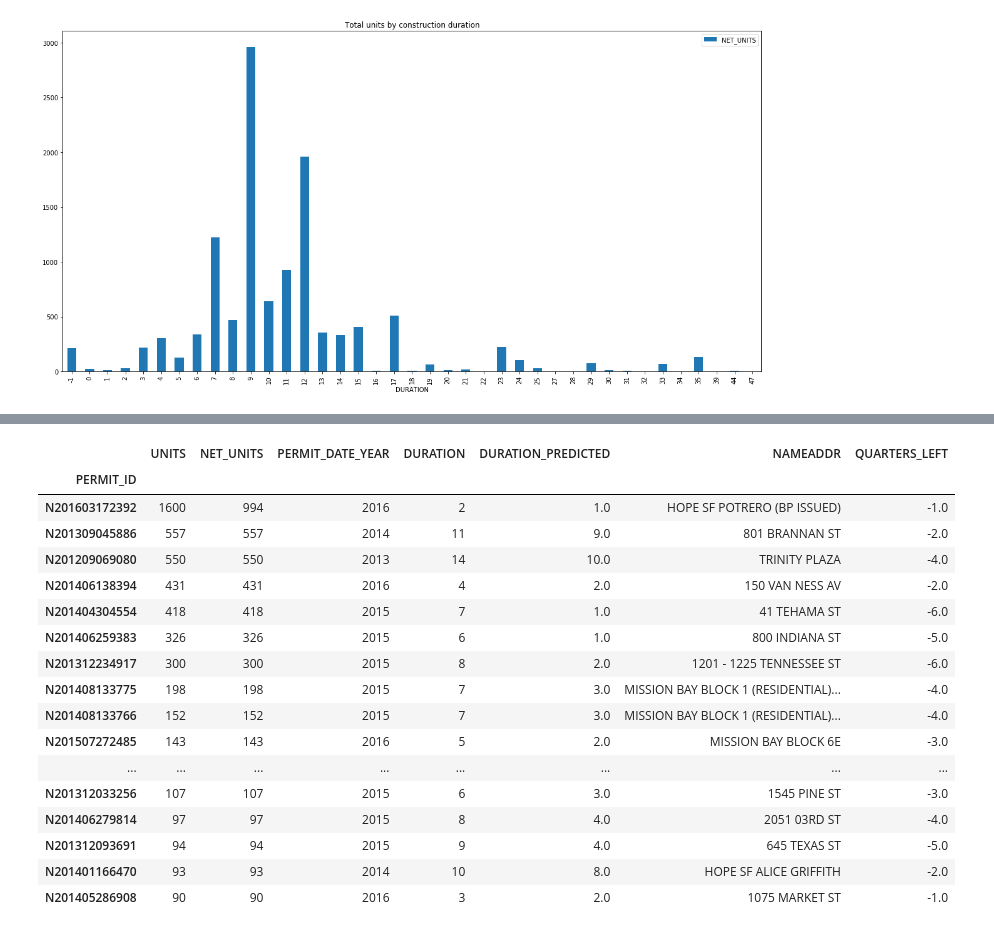
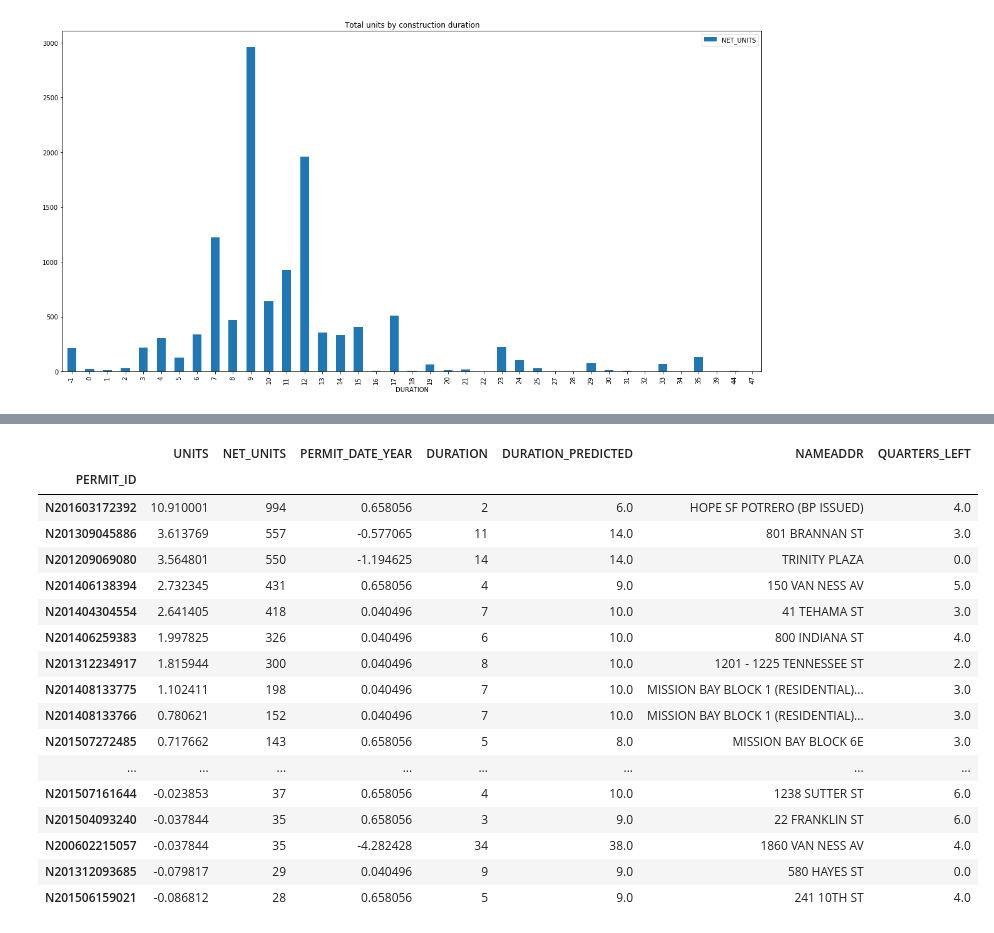
Before and after one commit to openland/statecraft-projects, a Jupyter notebook: housing_pipeline.ipynb, the cells around one changed output, grey strips where cells are left out. Cells and saved outputs as stored; diff of their text form; code cells hidden in the pictures.

```diff
--- a/housing_pipeline.ipynb
+++ b/housing_pipeline.ipynb
@@ -181,8 +144,19 @@ grouped.plot(y = 'NET_UNITS', kind = "bar", figsize=(20,10), title="Total units
 <matplotlib.axes._subplots.AxesSubplot at 0x...>
 [figure]
 # %%
-#complete['PERMIT_DATE_YEAR'] = 2017 - complete['PERMIT_DATE_YEAR']
-#incomplete['PERMIT_DATE_YEAR'] = 2017 - incomplete['PERMIT_DATE_YEAR']
+def mean_std_norm(column):
+    return (column - column.mean()) / column.std()
+
+def min_max_norm(column):
+    return (column - column.min())/(column.max() - column.min())
+
+
+complete['PERMIT_DATE_YEAR'] = mean_std_norm(complete['PERMIT_DATE_YEAR'])
+incomplete['PERMIT_DATE_YEAR'] = mean_std_norm(incomplete['PERMIT_DATE_YEAR'])
+
+complete['UNITS'] = mean_std_norm(complete['UNITS'])
+incomplete['UNITS'] = mean_std_norm(incomplete['UNITS'])
+
 
 # if permit status is "complete"
 #complete['PERMIT_STATUS'] = pd.get_dummies( complete['PERMIT_STATUS'] )['complete']
@@ -194,16 +168,17 @@ columns_to_show = ['UNITS', 'NET_UNITS', 'PERMIT_DATE_YEAR', 'DURATION',
 X_train, X_val, y_train, y_val = train_test_split(
     complete,
     complete['DURATION'],
-    test_size=0.1)
+    test_size=0.3)
     #random_state=40)
 
 # linear regression 11.09
 #model = linear_model.LinearRegression(fit_intercept=True, normalize=True)
-model = RandomForestRegressor(max_depth=8, criterion="mse", min_samples_split=6)
+model = RandomForestRegressor(n_estimators=8, max_depth=6, criterion="mse", min_samples_split=6)
 model.fit(X_train[['UNITS', 'PERMIT_DATE_YEAR', 'PERMIT_DATE_QUARTER']], y_train)
 
 #print('Coefficients: \n', model.coef_)
 print(model.feature_importances_)
+print([x.feature_importances_ for x in model.estimators_])
 
 y_val_predicted = model.predict(X_val[['UNITS', 'PERMIT_DATE_YEAR', 'PERMIT_DATE_QUARTER']])
 X_val['DURATION_PREDICTED'] = np.ceil(y_val_predicted)
@@ -213,5 +188,5 @@ X_val['DURATION_PREDICTED'] = np.ceil(y_val_predicted)
 print("Mean squared error: %.2f" % mean_squared_error(y_val, y_val_predicted))
 print("Mean absolute error: %.2f" % mean_absolute_error(y_val, y_val_predicted))
 
-X_val[columns_to_show].sort_values(by=['NET_UNITS'],ascending=False).head(15)
+X_val[columns_to_show].sort_values(by=['NET_UNITS'],ascending=False).head(30)
 # %% [output]
@@ -238,27 +215,27 @@ Mean absolute error: 2.38
 # %%
 duration_predicted = model.predict(incomplete[['UNITS', 'PERMIT_DATE_YEAR', 'PERMIT_DATE_QUARTER']])
 incomplete['DURATION_PREDICTED'] = np.ceil(duration_predicted)
 
 # shows that basically all buildings not finished yet should be finished already :D
 incomplete['QUARTERS_LEFT'] = incomplete['DURATION_PREDICTED'] - incomplete['DURATION']
 incomplete[columns_to_show + ['QUARTERS_LEFT']].sort_values(by=['NET_UNITS'],ascending=False).to_csv("data_complete/predictions.csv")
-incomplete[columns_to_show + ['QUARTERS_LEFT']].sort_values(by=['NET_UNITS'],ascending=False).head(20)
+incomplete[columns_to_show + ['QUARTERS_LEFT']].sort_values(by=['NET_UNITS'],ascending=False).head(40)
 # %% [output]
 |  | UNITS | NET_UNITS | PERMIT_DATE_YEAR | DURATION | DURATION_PREDICTED | NAMEADDR | QUARTERS_LEFT |
 | PERMIT_ID |  |  |  |  |  |  |  |
-| N201603172392 | 1600 | 994 | 2016 | 2 | 1.0 | HOPE SF POTRERO (BP ISSUED) | -1.0 |
-| N201309045886 | 557 | 557 | 2014 | 11 | 9.0 | 801 BRANNAN ST | -2.0 |
-| N201209069080 | 550 | 550 | 2013 | 14 | 10.0 | TRINITY PLAZA | -4.0 |
-| N201406138394 | 431 | 431 | 2016 | 4 | 2.0 | 150 VAN NESS AV | -2.0 |
-| N201404304554 | 418 | 418 | 2015 | 7 | 1.0 | 41 TEHAMA ST | -6.0 |
-| N201406259383 | 326 | 326 | 2015 | 6 | 1.0 | 800 INDIANA ST | -5.0 |
-| N201312234917 | 300 | 300 | 2015 | 8 | 2.0 | 1201 - 1225 TENNESSEE ST | -6.0 |
-| N201408133775 | 198 | 198 | 2015 | 7 | 3.0 | MISSION BAY BLOCK 1 (RESIDENTIAL)... | -4.0 |
-| N201408133766 | 152 | 152 | 2015 | 7 | 3.0 | MISSION BAY BLOCK 1 (RESIDENTIAL)... | -4.0 |
-| N201507272485 | 143 | 143 | 2016 | 5 | 2.0 | MISSION BAY BLOCK 6E | -3.0 |
+| N201603172392 | 10.910001 | 994 | 0.658056 | 2 | 6.0 | HOPE SF POTRERO (BP ISSUED) | 4.0 |
+| N201309045886 | 3.613769 | 557 | -0.577065 | 11 | 14.0 | 801 BRANNAN ST | 3.0 |
+| N201209069080 | 3.564801 | 550 | -1.194625 | 14 | 14.0 | TRINITY PLAZA | 0.0 |
+| N201406138394 | 2.732345 | 431 | 0.658056 | 4 | 9.0 | 150 VAN NESS AV | 5.0 |
+| N201404304554 | 2.641405 | 418 | 0.040496 | 7 | 10.0 | 41 TEHAMA ST | 3.0 |
+| N201406259383 | 1.997825 | 326 | 0.040496 | 6 | 10.0 | 800 INDIANA ST | 4.0 |
+| N201312234917 | 1.815944 | 300 | 0.040496 | 8 | 10.0 | 1201 - 1225 TENNESSEE ST | 2.0 |
+| N201408133775 | 1.102411 | 198 | 0.040496 | 7 | 10.0 | MISSION BAY BLOCK 1 (RESIDENTIAL)... | 3.0 |
+| N201408133766 | 0.780621 | 152 | 0.040496 | 7 | 10.0 | MISSION BAY BLOCK 1 (RESIDENTIAL)... | 3.0 |
+| N201507272485 | 0.717662 | 143 | 0.658056 | 5 | 8.0 | MISSION BAY BLOCK 6E | 3.0 |
 | ... | ... | ... | ... | ... | ... | ... | ... |
-| N201312033256 | 107 | 107 | 2015 | 6 | 3.0 | 1545 PINE ST | -3.0 |
-| N201406279814 | 97 | 97 | 2015 | 8 | 4.0 | 2051 03RD ST | -4.0 |
-| N201312093691 | 94 | 94 | 2015 | 9 | 4.0 | 645 TEXAS ST | -5.0 |
-| N201401166470 | 93 | 93 | 2014 | 10 | 8.0 | HOPE SF ALICE GRIFFITH | -2.0 |
-| N201405286908 | 90 | 90 | 2016 | 3 | 2.0 | 1075 MARKET ST | -1.0 |
+| N201507161644 | -0.023853 | 37 | 0.658056 | 4 | 10.0 | 1238 SUTTER ST | 6.0 |
+| N201504093240 | -0.037844 | 35 | 0.658056 | 3 | 9.0 | 22 FRANKLIN ST | 6.0 |
+| N200602215057 | -0.037844 | 35 | -4.282428 | 34 | 38.0 | 1860 VAN NESS AV | 4.0 |
+| N201312093685 | -0.079817 | 29 | 0.040496 | 9 | 9.0 | 580 HAYES ST | 0.0 |
+| N201506159021 | -0.086812 | 28 | 0.658056 | 5 | 9.0 | 241 10TH ST | 4.0 |
```
Also changed, not shown: parts of 5 cells of this notebook, 1 other file.
